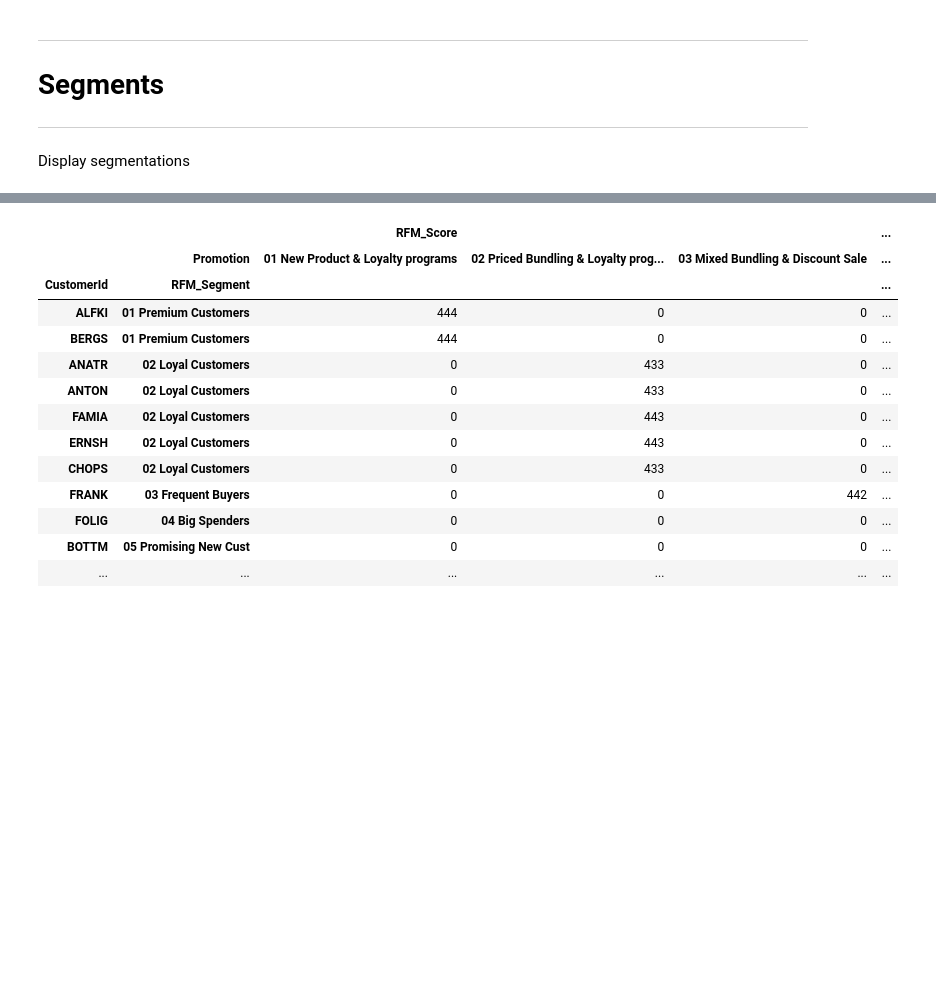
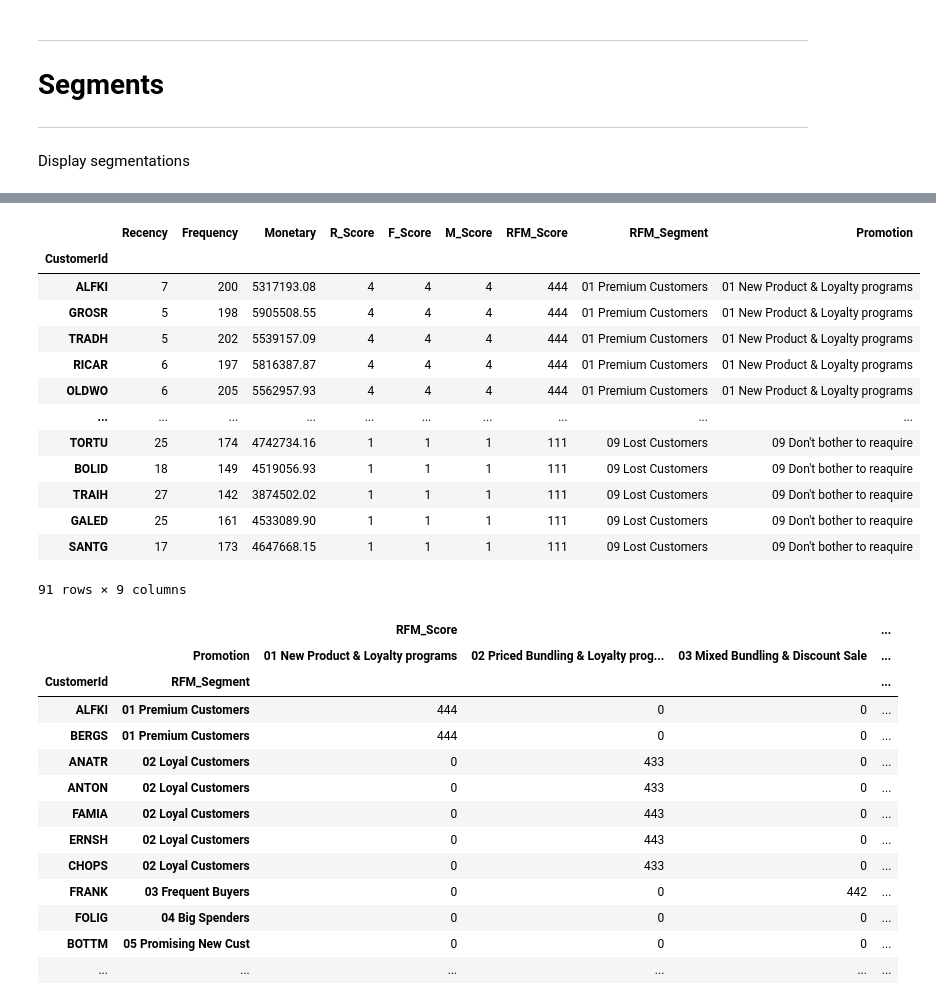
Before and after one commit to nw-kusuma/Big-Data-Class, a Jupyter notebook: BD07-RFM Segment/NorthwindDB-RFMSegment.ipynb, the cells around one changed output, grey strips where cells are left out. Saved outputs shown, nothing was run; the diff lists cells and outputs as text; code cells hidden in the pictures; blank space fills up the shorter version.

```diff
--- a/BD07-RFM Segment/NorthwindDB-RFMSegment.ipynb
+++ b/BD07-RFM Segment/NorthwindDB-RFMSegment.ipynb
@@ -434,3 +417,20 @@ df_customer.head()
+# %%
+df_customer.sort_values(["RFM_Score"], ascending=False)
+# %% [output]
+|  | Recency | Frequency | Monetary | R_Score | F_Score | M_Score | RFM_Score | RFM_Segment | Promotion |
+| CustomerId |  |  |  |  |  |  |  |  |  |
+| ALFKI | 7 | 200 | 5317193.08 | 4 | 4 | 4 | 444 | 01 Premium Customers | 01 New Product & Loyalty programs |
+| GROSR | 5 | 198 | 5905508.55 | 4 | 4 | 4 | 444 | 01 Premium Customers | 01 New Product & Loyalty programs |
+| TRADH | 5 | 202 | 5539157.09 | 4 | 4 | 4 | 444 | 01 Premium Customers | 01 New Product & Loyalty programs |
+| RICAR | 6 | 197 | 5816387.87 | 4 | 4 | 4 | 444 | 01 Premium Customers | 01 New Product & Loyalty programs |
+| OLDWO | 6 | 205 | 5562957.93 | 4 | 4 | 4 | 444 | 01 Premium Customers | 01 New Product & Loyalty programs |
+| ... | ... | ... | ... | ... | ... | ... | ... | ... | ... |
+| TORTU | 25 | 174 | 4742734.16 | 1 | 1 | 1 | 111 | 09 Lost Customers | 09 Don't bother to reaquire |
+| BOLID | 18 | 149 | 4519056.93 | 1 | 1 | 1 | 111 | 09 Lost Customers | 09 Don't bother to reaquire |
+| TRAIH | 27 | 142 | 3874502.02 | 1 | 1 | 1 | 111 | 09 Lost Customers | 09 Don't bother to reaquire |
+| GALED | 25 | 161 | 4533089.90 | 1 | 1 | 1 | 111 | 09 Lost Customers | 09 Don't bother to reaquire |
+| SANTG | 17 | 173 | 4647668.15 | 1 | 1 | 1 | 111 | 09 Lost Customers | 09 Don't bother to reaquire |
+91 rows × 9 columns
 # %%
 #pd.set_option('display.max_rows', None)
 df_RFMScore = pd.pivot_table(df_customer,
```
Also changed, not shown: parts of 4 cells of this notebook.
